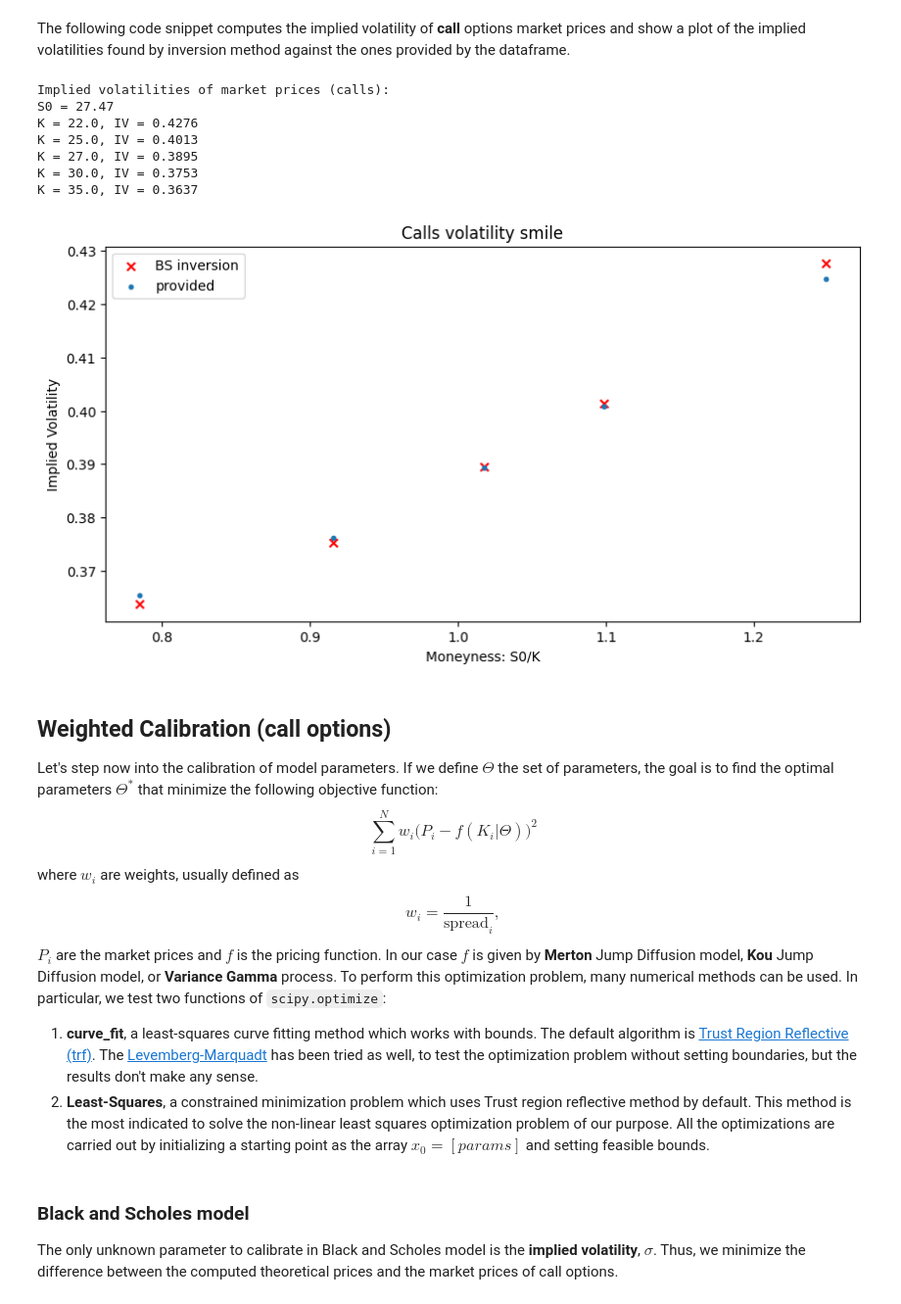
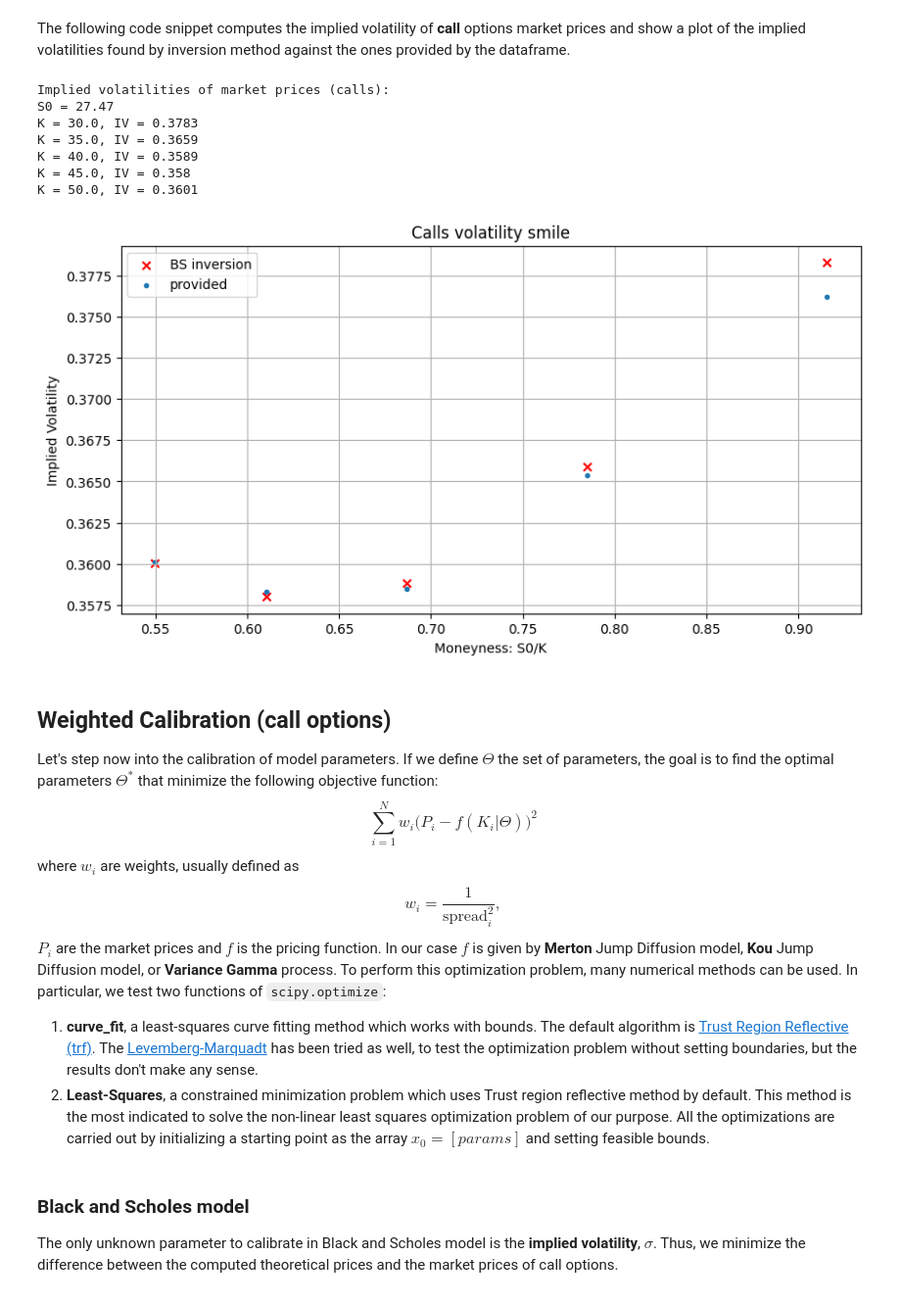
Before and after one commit to ornella-el/Margin-Loans-Pricing, a Jupyter notebook: calibration/NVDA/1_Calls_Calibration.ipynb, the cells around one changed output. Shown: that part at 98% size. Saved outputs shown, nothing was run; the diff lists cells and outputs as text; code cells hidden in the pictures.

```diff
--- a/calibration/NVDA/1_Calls_Calibration.ipynb
+++ b/calibration/NVDA/1_Calls_Calibration.ipynb
@@ -10,9 +10,10 @@ import matplotlib.pyplot as plt
 import random
 import scipy.optimize as scpo
 import sys
-sys.path.append('C:/Users\ornel\OneDrive\Desktop\TESI\PythonProjects\Margin-Loans-Pricing\python-modules/functions')
-sys.path.append('C:/Users\ornel\OneDrive\Desktop\TESI\PythonProjects\Margin-Loans-Pricing\python-modules/calibration')
+sys.path.append('C:/Users\ornel\PycharmProjects\Margin-Loans-Pricing/functions')
+sys.path.append('C:/Users/ornel/PycharmProjects/Margin-Loans-Pricing/calibration')
 import time
+plt.style.use('default')
 
 from MERTONpricer import Merton_pricer
 from BSpricer import BS_Pricer
@@ -23,7 +24,7 @@ random.seed(120)
 # %% [markdown]
 Let's start retrieving historical prices for **european call** options starting from date **2016-01-20** and expiring **1 year** later. All the data have been collected from [OptionsDX](https://www.optionsdx.com/shop/) and preprocessed in `plainvanilla.py` module. The options that will be used in this notebook are all Out-Of-The-Money (OTM) options.
 # %%
-df_call = pd.read_csv('../../data/NVDA/OPT16_NVDA_CALLS_75_135.csv')
+df_call = pd.read_csv('../../data/NVDA/nvda_calls_OTM_2016.csv')
 print(f'NUM OF CALL OPTS: {df_call.shape[0]}')
 print(df_call)
 # %% [output]
@@ -95,38 +90,38 @@ The following code snippet computes the implied volatility of **call** options m
 # %%
 IV_market = []
 for i in range(len(call_prices)):
-    IV_market.append(implied_volatility(call_prices[i], S=S0, strike=call_strikes[i], t = T, rate=0.02, q = 0.022, type_o='call', method='fsolve'))
+    IV_market.append(implied_volatility(call_prices[i], S=S0, strike=call_strikes[i], t = T, rate=0.02, q = 0.0245, type_o='call', method='fsolve'))
 
 print(f'Implied volatilities of market prices (calls):\nS0 = {S0}')
 for a,b in zip(call_strikes.tail(6), IV_market[-6:]):
     print(f'K = {a}, IV = {round(b, 4)}')
 
 # Plot market implied volatilities w.r.t. log moneyness
 x = (S0/call_strikes)
 IV_filtered = [iv for iv in IV_market if iv != -1]
 x_filtered = [log_m for iv, log_m in zip(IV_market, x) if iv != -1]
 
 fig, ax1 = plt.subplots(figsize=(10,5))
 ax1.scatter(x, IV_market, marker='x', label='BS inversion', color='red')
 ax1.scatter(x, calls['C_IV'], marker='.', label='provided')
 ax1.set_xlabel('Moneyness: S0/K'); ax1.set_ylabel('Implied Volatility'); ax1.set_title('Calls volatility smile')
-ax1.legend(); plt.show()
+ax1.legend(); ax1.grid(); plt.show()
 # %% [output]
 Implied volatilities of market prices (calls):
 S0 = 27.47
-K = 22.0, IV = 0.4276
-K = 25.0, IV = 0.4013
-K = 27.0, IV = 0.3895
-K = 30.0, IV = 0.3753
-K = 35.0, IV = 0.3637
+K = 30.0, IV = 0.3783
+K = 35.0, IV = 0.3659
+K = 40.0, IV = 0.3589
+K = 45.0, IV = 0.358
+K = 50.0, IV = 0.3601
-[figure, old version]
+[figure, new version]
 # %% [markdown]
 ##  Weighted Calibration (call options)
 Let's step now into the calibration of model parameters.
 If we define $\Theta$ the set of parameters, the goal is to find the optimal parameters $\Theta^*$ that minimize the following objective function:
 $$ \sum_{i=1}^{N} w_i \biggl( P_i - f(K_i|\Theta) \biggr)^2 $$
 where $w_i$ are weights, usually defined as
-$$ w_i = \frac{1}{\text {spread}_i },$$ $P_i$ are the market prices and $f$ is the pricing function. In our case $f$ is given by **Merton** Jump Diffusion model, **Kou** Jump Diffusion model, or **Variance Gamma** process. To perform this optimization problem, many numerical methods can be used. In particular, we test two functions of `scipy.optimize`:
+$$ w_i = \frac{1}{\text {spread}_i^2 },$$ $P_i$ are the market prices and $f$ is the pricing function. In our case $f$ is given by **Merton** Jump Diffusion model, **Kou** Jump Diffusion model, or **Variance Gamma** process. To perform this optimization problem, many numerical methods can be used. In particular, we test two functions of `scipy.optimize`:
 1. **curve_fit**, a least-squares curve fitting method which works with bounds. The default algorithm is [Trust Region Reflective (trf)](https://en.wikipedia.org/wiki/Trust_region). The [Levemberg-Marquadt](https://en.wikipedia.org/wiki/Levenberg%E2%80%93Marquardt_algorithm) has been tried as well, to test the optimization problem without setting boundaries, but the results don't make any sense.
 2. **Least-Squares**, a constrained minimization problem which uses Trust region reflective method by default. This method is the most indicated to solve the non-linear least squares optimization problem of our purpose.
 All the optimizations are carried out by initializing a starting point as the array $x_0 = [params]$ and setting feasible bounds.
```
Also changed, not shown: parts of 17 cells of this notebook, 3 other files.
